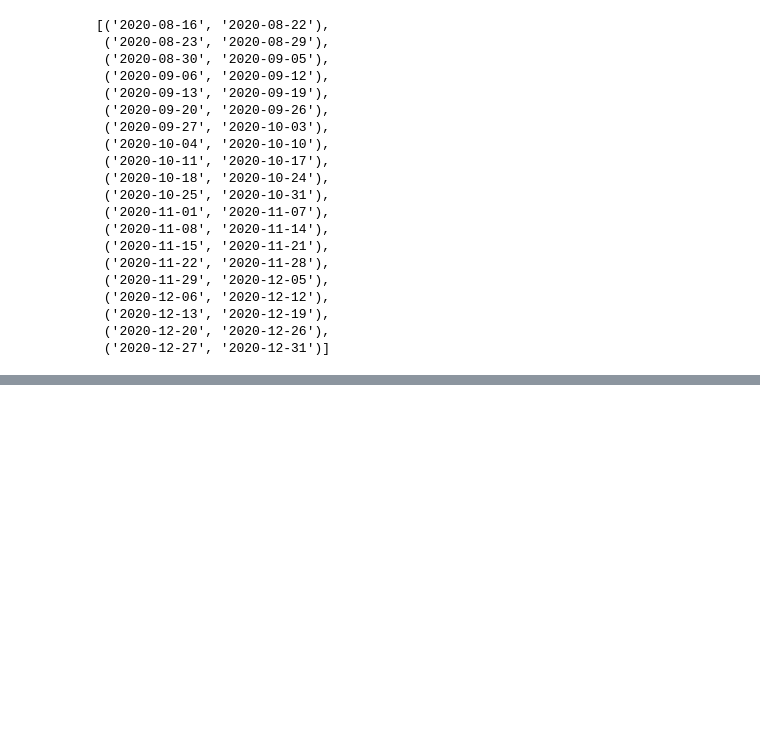
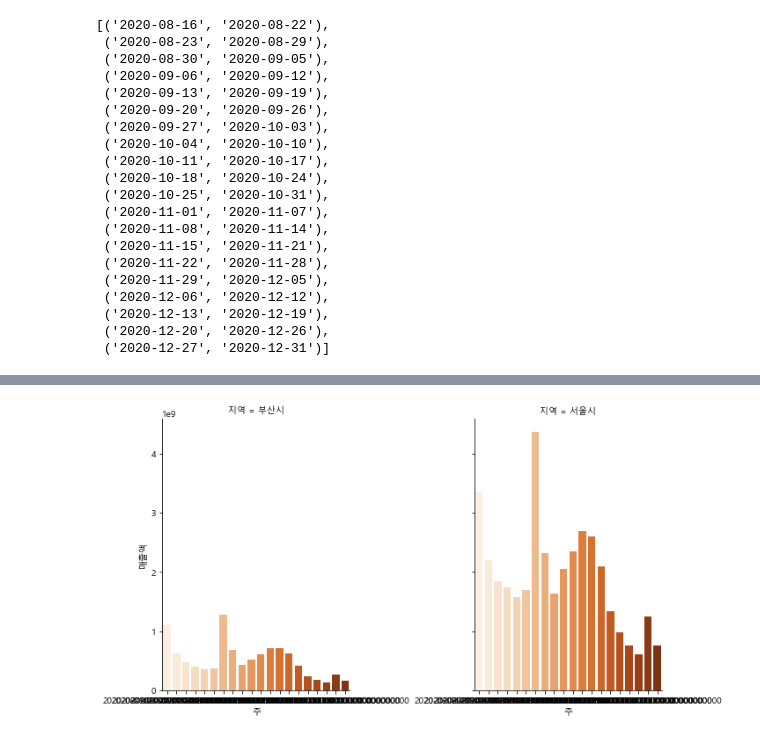
Before and after one commit to vvspearlvvs/MultiCampus_Project, a Jupyter notebook: 데이터_분석/data_영화_week/지역별 영화데이터_전처리_2020.ipynb, the cells around one changed output, grey strips where cells are left out. Drawn from its saved outputs; the diff is of its cells as text; code cells hidden in the pictures; blank space fills up the shorter version.

```diff
--- a/데이터_분석/data_영화_week/지역별 영화데이터_전처리_2020.ipynb
+++ b/데이터_분석/data_영화_week/지역별 영화데이터_전처리_2020.ipynb
@@ -8,6 +8,18 @@ import matplotlib.font_manager as fm
 
 from IPython.core.interactiveshell import InteractiveShell
 InteractiveShell.ast_node_interactivity = "all"
+# %%
+import platform
+
+from matplotlib import font_manager, rc
+plt.rcParams['axes.unicode_minus'] = False
+
+if platform.system() == 'Windows':  # 윈도우
+    path = "c:/Windows/Fonts/malgun.ttf"
+    font_name = font_manager.FontProperties(fname=path).get_name()
+    rc('font', family=font_name)
+else:
+    print('Unknown system...  sorry~~~')
 # %%
 curpath=os.getcwd()
 curpath
@@ -176,0 +161,3 @@ busan_movie.to_csv("../result_2020/busan_movie_2020.csv",encoding="utf-8-sig")
+# %%
+seuoul_test_data_2020 = pd.read_csv("../result_2020/seoul_movie_2020.csv", thousands=',', encoding='UTF-8')
+busan_test_data_2020 = pd.read_csv("../result_2020/busan_movie_2020.csv", thousands=',', encoding='UTF-8')
@@ -176,0 +180,5 @@ busan_movie.to_csv("../result_2020/busan_movie_2020.csv",encoding="utf-8-sig")
+# %%
+movie_all = pd.concat([seuoul_test_data_2020,busan_test_data_2020])
+
+movie_all['주'] = pd.to_datetime(movie_all['주'])
+movie_all
@@ -176,0 +212,3 @@ busan_movie.to_csv("../result_2020/busan_movie_2020.csv",encoding="utf-8-sig")
+# %%
+movie_all2 = movie_all.sort_values(by = ['주', '지역'])
+movie_all2
@@ -176,0 +233,5 @@ busan_movie.to_csv("../result_2020/busan_movie_2020.csv",encoding="utf-8-sig")
+# %%
+sns.catplot(data = movie_all2, x = '주', y = '매출액', col = '지역', kind = 'bar',
+        palette = 'Oranges', legend_out = False);
+# %% [output]
+[figure, added]
```
Also changed, not shown: parts of 15 cells of this notebook, 2 other files.
